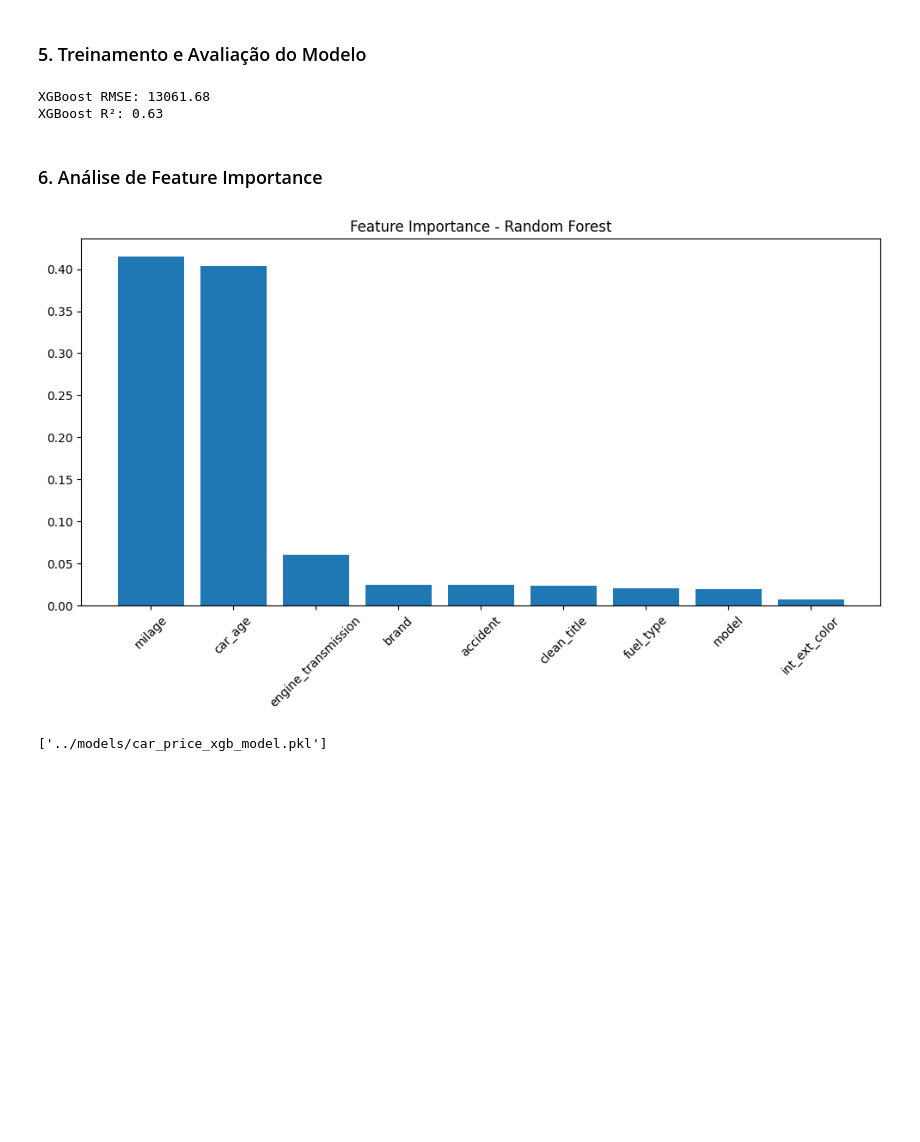
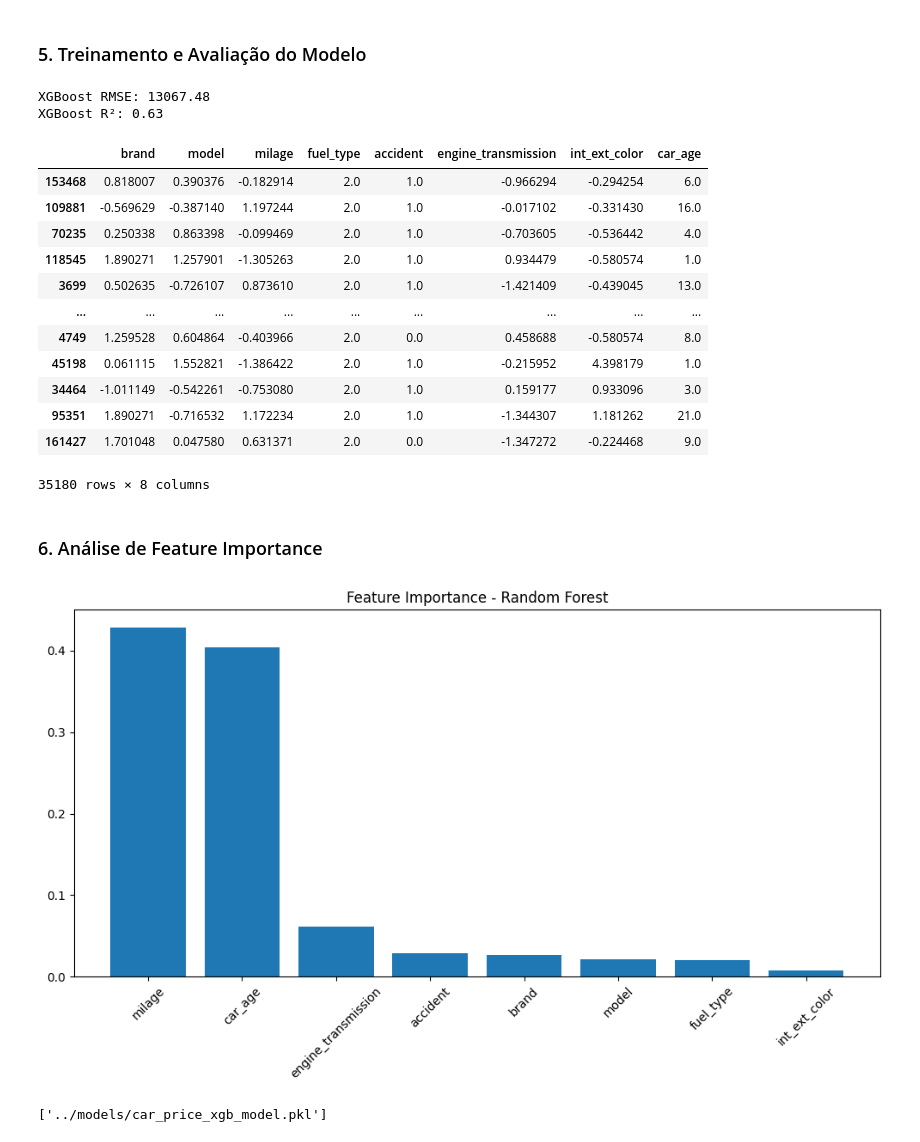
Before and after one commit to Jonatanlima852/exame-cmc16, a Jupyter notebook: notebooks/models/XGBoost.ipynb, the cells around one changed output. Drawn from its saved outputs; the diff is of its cells as text; code cells hidden in the pictures; blank space fills up the shorter version.

```diff
--- a/notebooks/models/XGBoost.ipynb
+++ b/notebooks/models/XGBoost.ipynb
@@ -67,6 +67,8 @@ df_input.drop(columns = ['engine', 'transmission', 'int_col', 'ext_col'], inplac
 df_input['car_age'] = 2024 - df_input['model_year'] ## Adicionado em relação aos demais modelos
 
 df_input.drop(axis=1, columns=['model_year'], inplace=True)
+
+df_input.drop(axis=1, columns=['clean_title'], inplace=True)
 # %%
 df_train_no_outliers = remove_outliers_iqr(df_input, 'milage')
 df_train_no_outliers = remove_outliers_iqr(df_train_no_outliers, 'price')
@@ -94,8 +96,24 @@ xgb_r2 = r2_score(y_test, xgb_pred)
 print(f"XGBoost RMSE: {xgb_rmse:.2f}")
 print(f"XGBoost R²: {xgb_r2:.2f}")
 # %% [output]
-XGBoost RMSE: 13061.68
+XGBoost RMSE: 13067.48
 XGBoost R²: 0.63
+# %%
+X_test
+# %% [output]
+|  | brand | model | milage | fuel_type | accident | engine_transmission | int_ext_color | car_age |
+| 153468 | 0.818007 | 0.390376 | -0.182914 | 2.0 | 1.0 | -0.966294 | -0.294254 | 6.0 |
+| 109881 | -0.569629 | -0.387140 | 1.197244 | 2.0 | 1.0 | -0.017102 | -0.331430 | 16.0 |
+| 70235 | 0.250338 | 0.863398 | -0.099469 | 2.0 | 1.0 | -0.703605 | -0.536442 | 4.0 |
+| 118545 | 1.890271 | 1.257901 | -1.305263 | 2.0 | 1.0 | 0.934479 | -0.580574 | 1.0 |
+| 3699 | 0.502635 | -0.726107 | 0.873610 | 2.0 | 1.0 | -1.421409 | -0.439045 | 13.0 |
+| ... | ... | ... | ... | ... | ... | ... | ... | ... |
+| 4749 | 1.259528 | 0.604864 | -0.403966 | 2.0 | 0.0 | 0.458688 | -0.580574 | 8.0 |
+| 45198 | 0.061115 | 1.552821 | -1.386422 | 2.0 | 1.0 | -0.215952 | 4.398179 | 1.0 |
+| 34464 | -1.011149 | -0.542261 | -0.753080 | 2.0 | 1.0 | 0.159177 | 0.933096 | 3.0 |
+| 95351 | 1.890271 | -0.716532 | 1.172234 | 2.0 | 1.0 | -1.344307 | 1.181262 | 21.0 |
+| 161427 | 1.701048 | 0.047580 | 0.631371 | 2.0 | 0.0 | -1.347272 | -0.224468 | 9.0 |
+35180 rows × 8 columns
 # %% [markdown]
 ### 6. Análise de Feature Importance
 # %%
@@ -114,7 +132,7 @@ def plot_feature_importance(model, title):
 
 plot_feature_importance(xgb_model, 'Random Forest')
 # %% [output]
-[figure, old version]
+[figure, new version]
 # %%
 model_name = 'xgb_model'
 model_path = f'../models/car_price_{model_name}.pkl'
```
Also changed, not shown: 6 other files.
